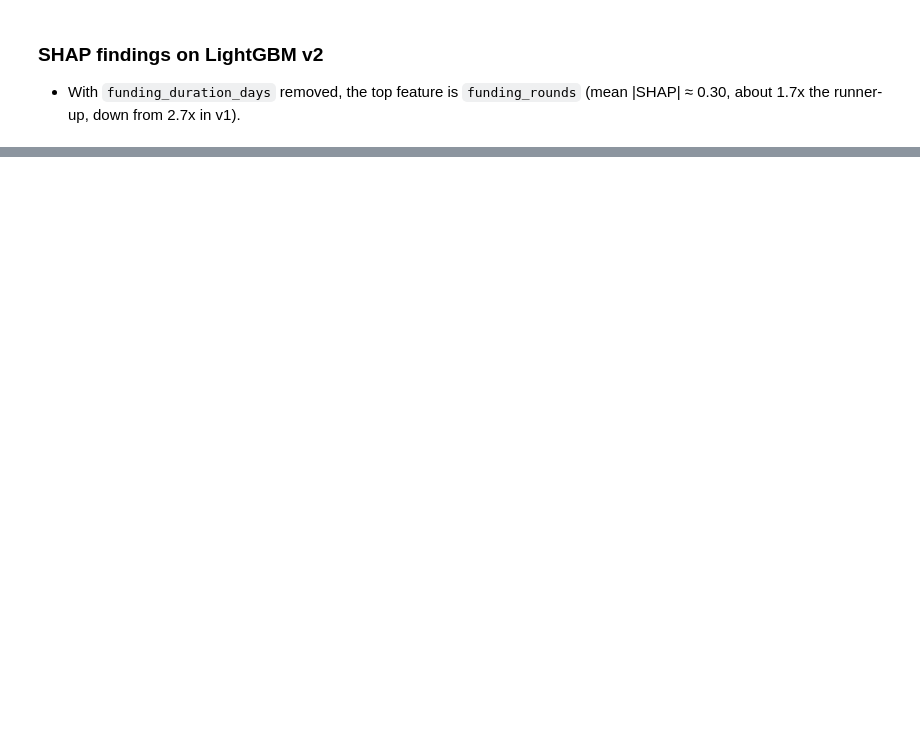
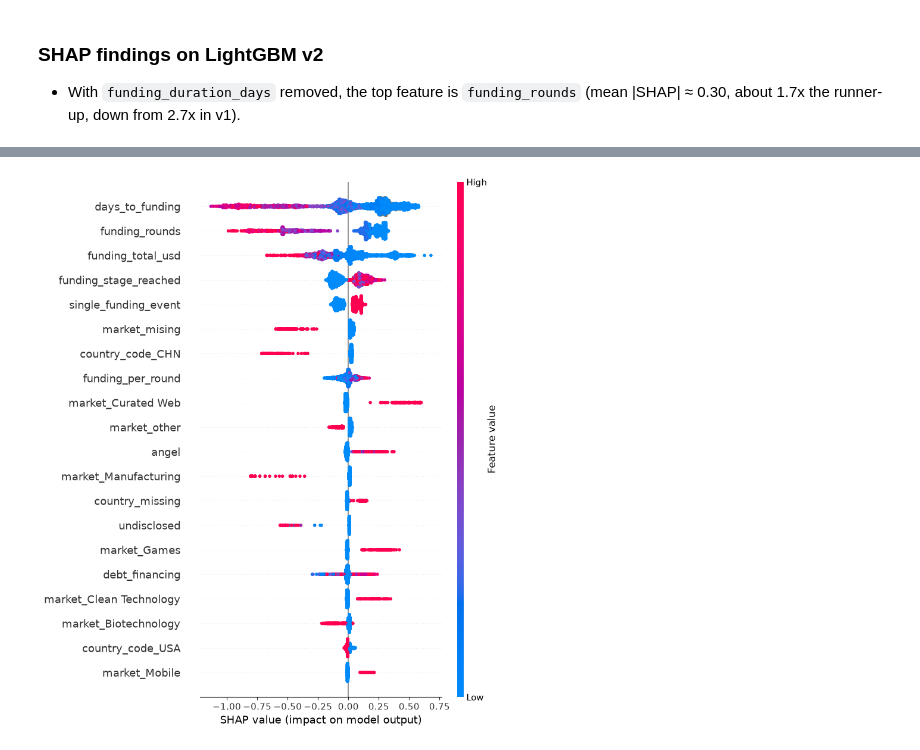
Before and after one commit to karthiii-k/Startup-outcome-intelligence, a Jupyter notebook: notebooks/06_SHAP.ipynb, the cells around one changed output, grey strips where cells are left out. Saved outputs shown, nothing was run; the diff lists cells and outputs as text; code cells hidden in the pictures; blank space fills up the shorter version.

```diff
--- a/notebooks/06_SHAP.ipynb
+++ b/notebooks/06_SHAP.ipynb
@@ -101,0 +126,4 @@ shap.summary_plot(fail_vals, x_test)
+# %%
+shap.summary_plot(fail_vals, x_test)
+# %% [output]
+[figure, added]
```
Also changed, not shown: parts of 9 cells of this notebook, 2 other files.
